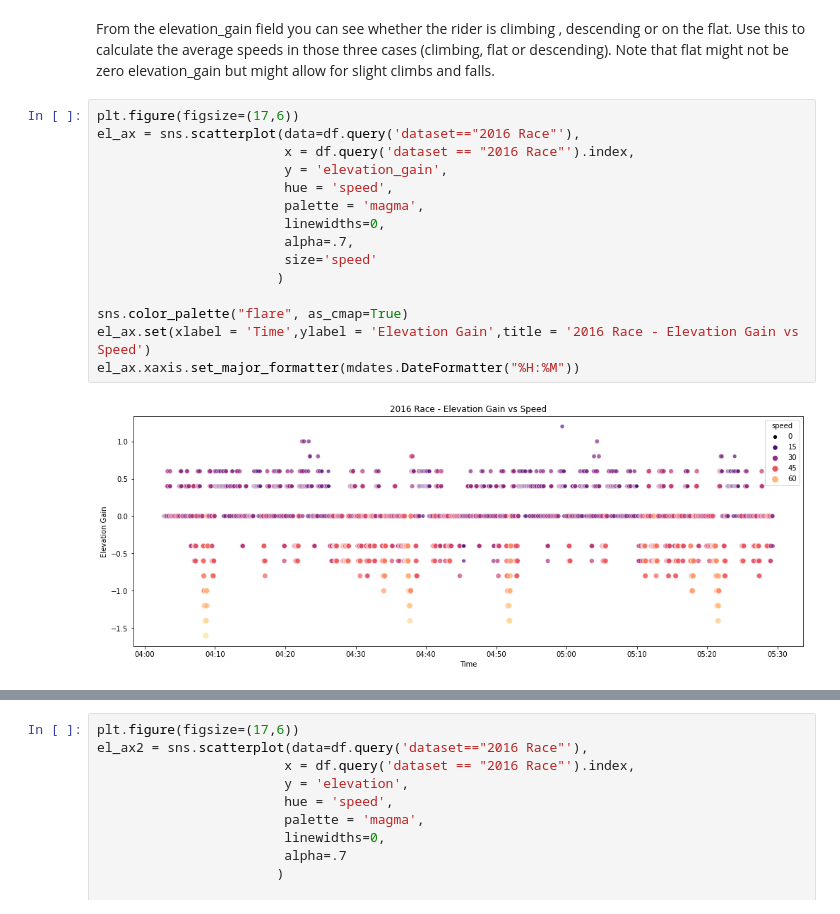
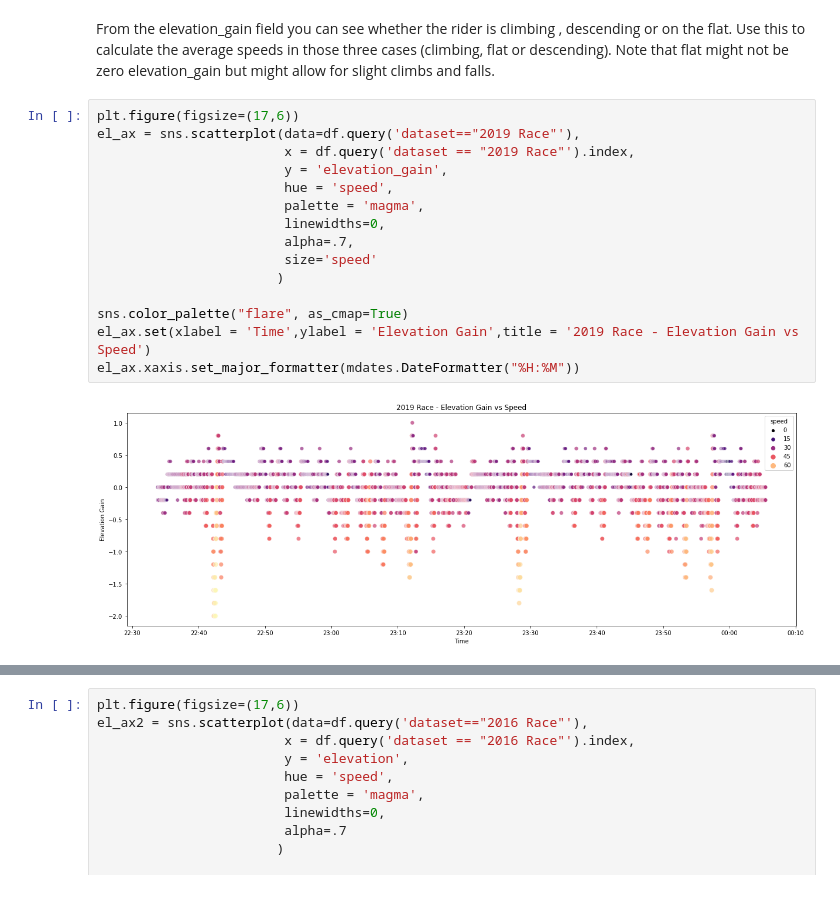
Before and after one commit to walthersy/DataScience-Portfolio, a Jupyter notebook: Portfolio 1.ipynb, the cells around one changed output, grey strips where cells are left out. Drawn from its saved outputs; the diff is of its cells as text.

```diff
--- a/Portfolio 1.ipynb
+++ b/Portfolio 1.ipynb
@@ -392,18 +454,18 @@ Compare the speeds achieved in the two time trials (three years apart). As well
 From the elevation_gain field you can see whether the rider is climbing , descending or on the flat. Use this to calculate the average speeds in those three cases (climbing, flat or descending). Note that flat might not be zero elevation_gain but might allow for slight climbs and falls.
 # %%
 plt.figure(figsize=(17,6))
-el_ax = sns.scatterplot(data=df.query('dataset=="2016 Race"'),
-                        x = df.query('dataset == "2016 Race"').index,
+el_ax = sns.scatterplot(data=df.query('dataset=="2019 Race"'),
+                        x = df.query('dataset == "2019 Race"').index,
                         y = 'elevation_gain',
                         hue = 'speed',
                         palette = 'magma',
                         linewidths=0,
                         alpha=.7,
                         size='speed'
                        )
 
 sns.color_palette("flare", as_cmap=True)
-el_ax.set(xlabel = 'Time',ylabel = 'Elevation Gain',title = '2016 Race - Elevation Gain vs Speed')
+el_ax.set(xlabel = 'Time',ylabel = 'Elevation Gain',title = '2019 Race - Elevation Gain vs Speed')
 el_ax.xaxis.set_major_formatter(mdates.DateFormatter("%H:%M"))
 # %% [output]
-[figure, old version]
+[figure, new version]
```
Also changed, not shown: parts of 12 cells of this notebook.
